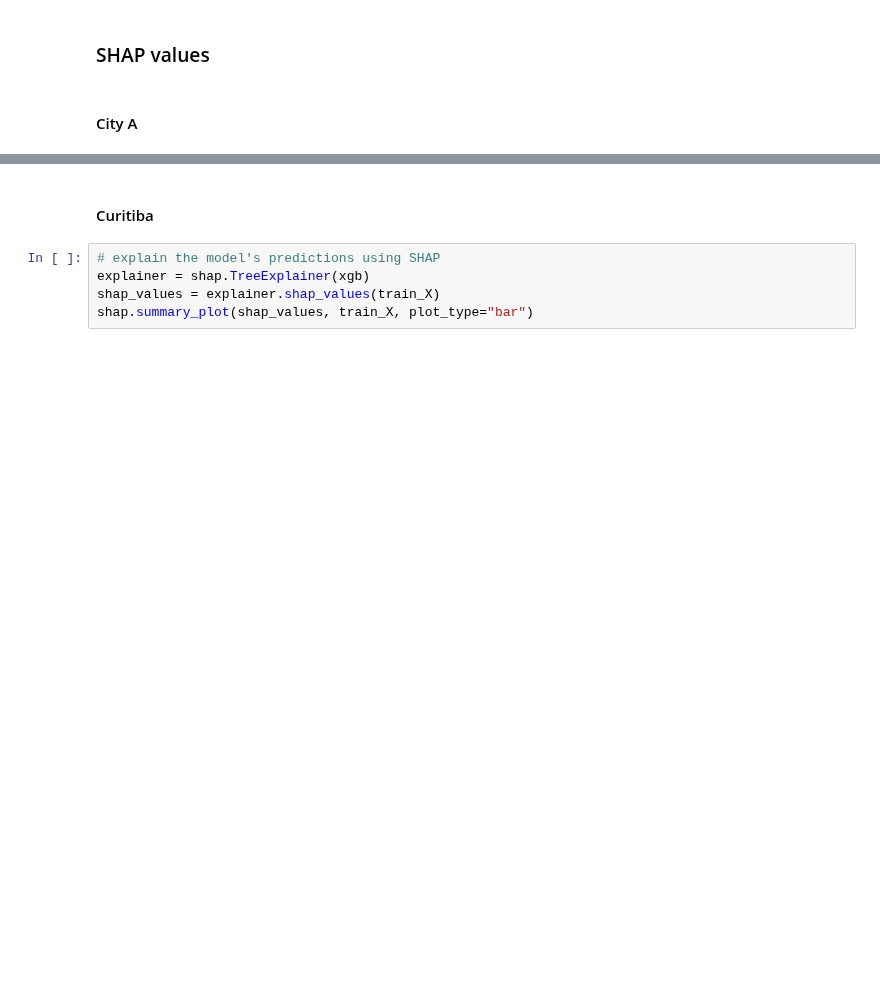
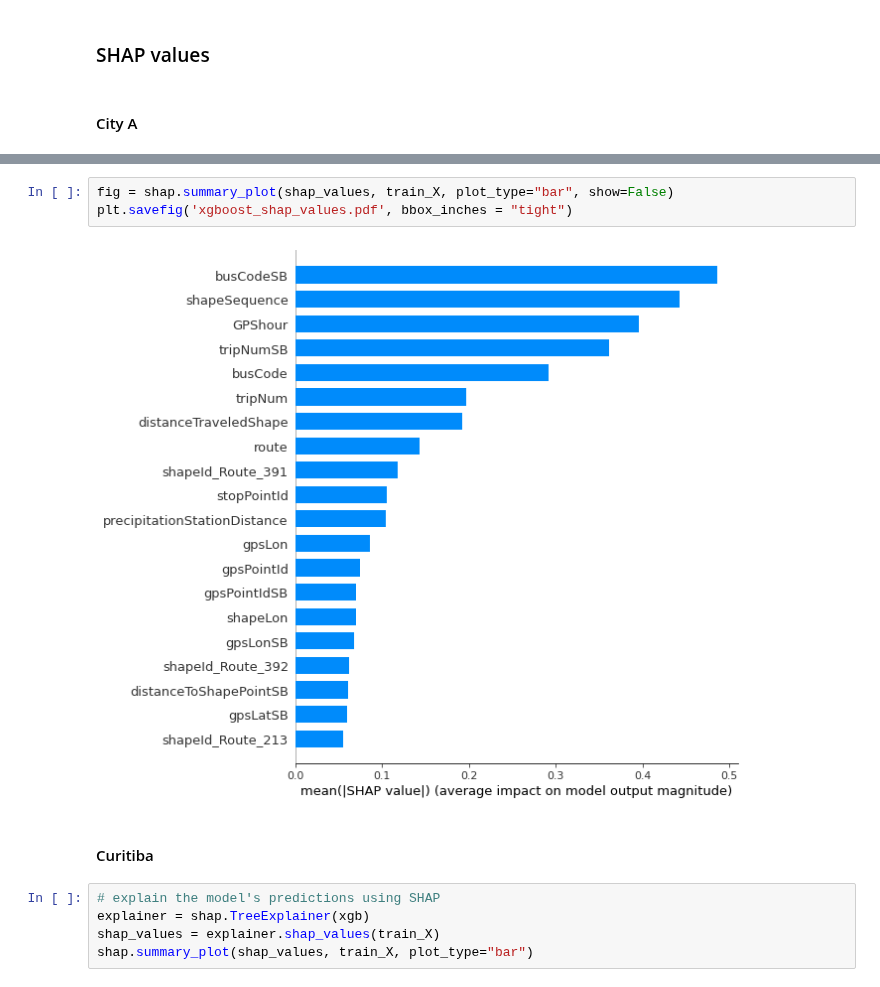
Before and after one commit to veruskasantos/INESProject, a Jupyter notebook: workspace/Model Prediction/Testing models/XGBoost/XGBoost.ipynb, the cells around one changed output, grey strips where cells are left out. Saved outputs shown, nothing was run; the diff lists cells and outputs as text; blank space fills up the shorter version.

```diff
--- a/workspace/Model Prediction/Testing models/XGBoost/XGBoost.ipynb
+++ b/workspace/Model Prediction/Testing models/XGBoost/XGBoost.ipynb
@@ -138,3 +149,8 @@ shap.summary_plot(shap_values, train_X, plot_type="bar")
+# %%
+fig = shap.summary_plot(shap_values, train_X, plot_type="bar", show=False)
+plt.savefig('xgboost_shap_values.pdf', bbox_inches = "tight")
+# %% [output]
+[figure, added]
 # %% [markdown]
 #### Curitiba
 # %%
```
Also changed, not shown: parts of 3 cells of this notebook, 3 other files.
